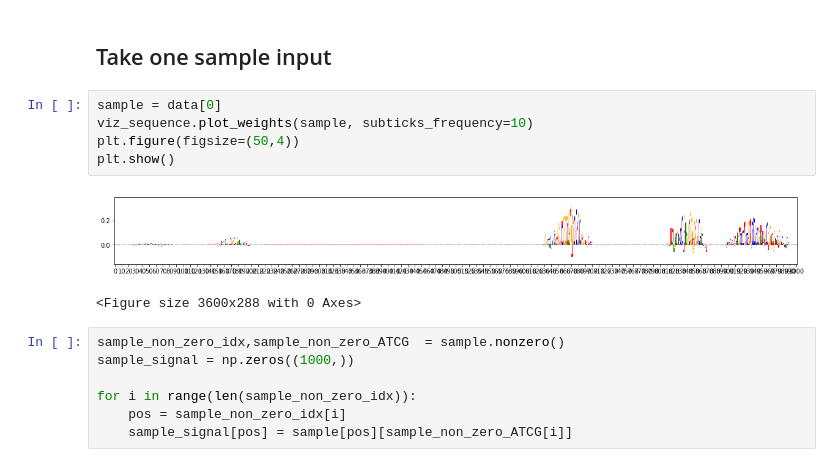
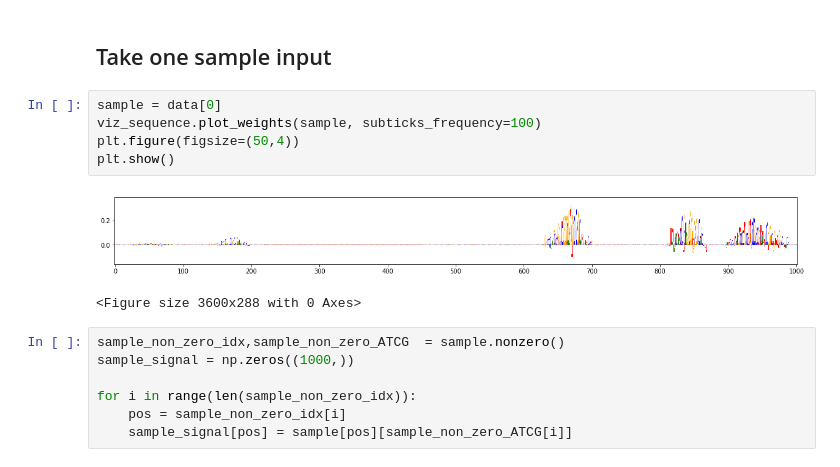
Before and after one commit to frankchen121212/RHSNet, a Jupyter notebook: motif_extractor_example.ipynb, the cells around one changed output. Cells and saved outputs as stored; diff of their text form.

```diff
--- a/motif_extractor_example.ipynb
+++ b/motif_extractor_example.ipynb
@@ -55,11 +56,11 @@ one_hot = np.load("dataset/nature_genetics_2008/1000/X.npy")[0:1000]
 ## Take one sample input
 # %%
 sample = data[0]
-viz_sequence.plot_weights(sample, subticks_frequency=10)
+viz_sequence.plot_weights(sample, subticks_frequency=100)
 plt.figure(figsize=(50,4))
 plt.show()
 # %% [output]
-[figure, old version]
+[figure, new version]
 <Figure size 3600x288 with 0 Axes>
 # %%
 sample_non_zero_idx,sample_non_zero_ATCG  = sample.nonzero()
```
Also changed, not shown: parts of 17 cells of this notebook.
